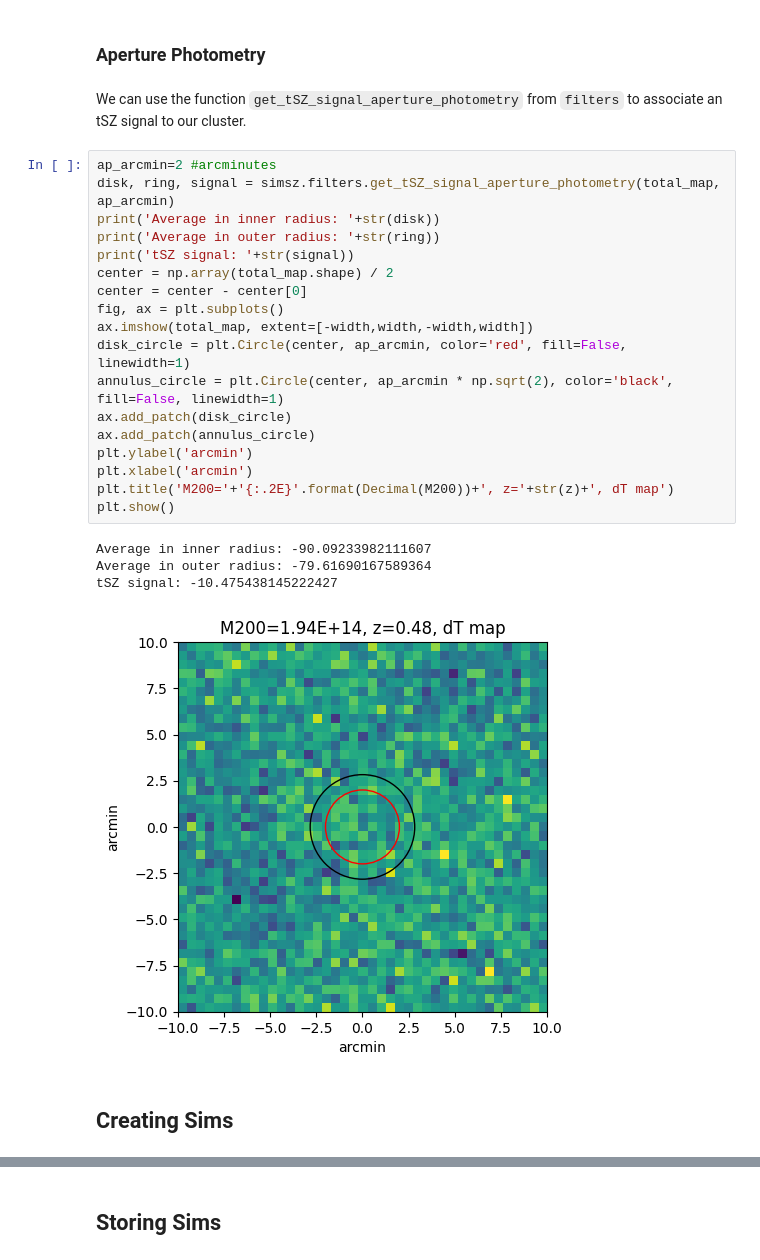
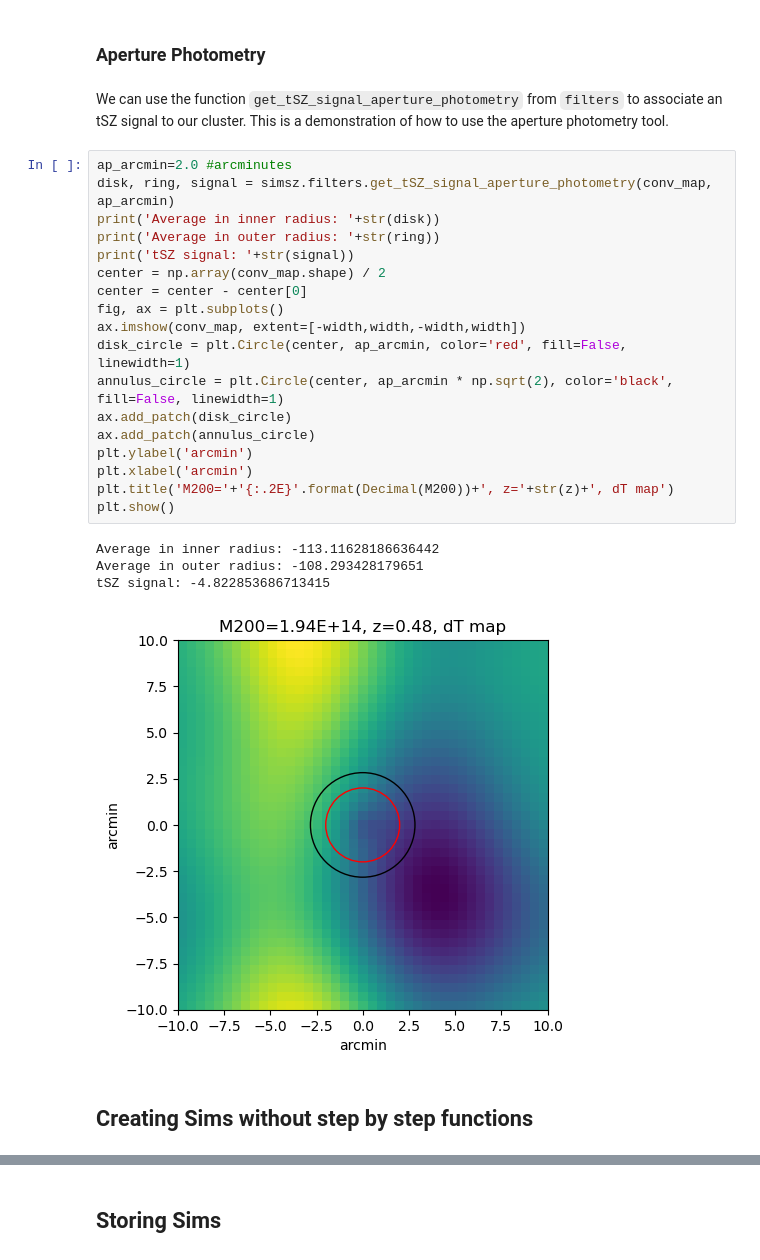
Before and after one commit to deepskies/DeepSZSim, a Jupyter notebook: notebooks/demo_full_pipeline.ipynb, the cells around one changed output, grey strips where cells are left out. Saved outputs shown, nothing was run; the diff lists cells and outputs as text.

```diff
--- a/notebooks/demo_full_pipeline.ipynb
+++ b/notebooks/demo_full_pipeline.ipynb
@@ -213,29 +213,29 @@ simsz.visualization.plot_graphs(total_map,'M200='+'{:.2E}'.format(Decimal(M200))
 # %% [markdown]
 ### Aperture Photometry
 # %% [markdown]
-We can use the function `get_tSZ_signal_aperture_photometry` from `filters` to associate an tSZ signal to our cluster.
+We can use the function `get_tSZ_signal_aperture_photometry` from `filters` to associate an tSZ signal to our cluster. This is a demonstration of how to use the aperture photometry tool.
 # %%
-ap_arcmin=2 #arcminutes
-disk, ring, signal = simsz.filters.get_tSZ_signal_aperture_photometry(total_map, ap_arcmin)
+ap_arcmin=2.0 #arcminutes
+disk, ring, signal = simsz.filters.get_tSZ_signal_aperture_photometry(conv_map, ap_arcmin)
 print('Average in inner radius: '+str(disk))
 print('Average in outer radius: '+str(ring))
 print('tSZ signal: '+str(signal))
-center = np.array(total_map.shape) / 2
+center = np.array(conv_map.shape) / 2
 center = center - center[0]
 fig, ax = plt.subplots()
-ax.imshow(total_map, extent=[-width,width,-width,width])
+ax.imshow(conv_map, extent=[-width,width,-width,width])
 disk_circle = plt.Circle(center, ap_arcmin, color='red', fill=False, linewidth=1)
 annulus_circle = plt.Circle(center, ap_arcmin * np.sqrt(2), color='black', fill=False, linewidth=1)
 ax.add_patch(disk_circle)
 ax.add_patch(annulus_circle)
 plt.ylabel('arcmin')
 plt.xlabel('arcmin')
 plt.title('M200='+'{:.2E}'.format(Decimal(M200))+', z='+str(z)+', dT map')
 plt.show()
 # %% [output]
-Average in inner radius: -90.09233982111607
-Average in outer radius: -79.61690167589364
-tSZ signal: -10.475438145222427
+Average in inner radius: -113.11628186636442
+Average in outer radius: -108.293428179651
+tSZ signal: -4.822853686713415
-[figure, old version]
+[figure, new version]
 # %% [markdown]
-## Creating Sims
+## Creating Sims without step by step functions
```
Also changed, not shown: parts of 24 cells of this notebook, 4 other files.
